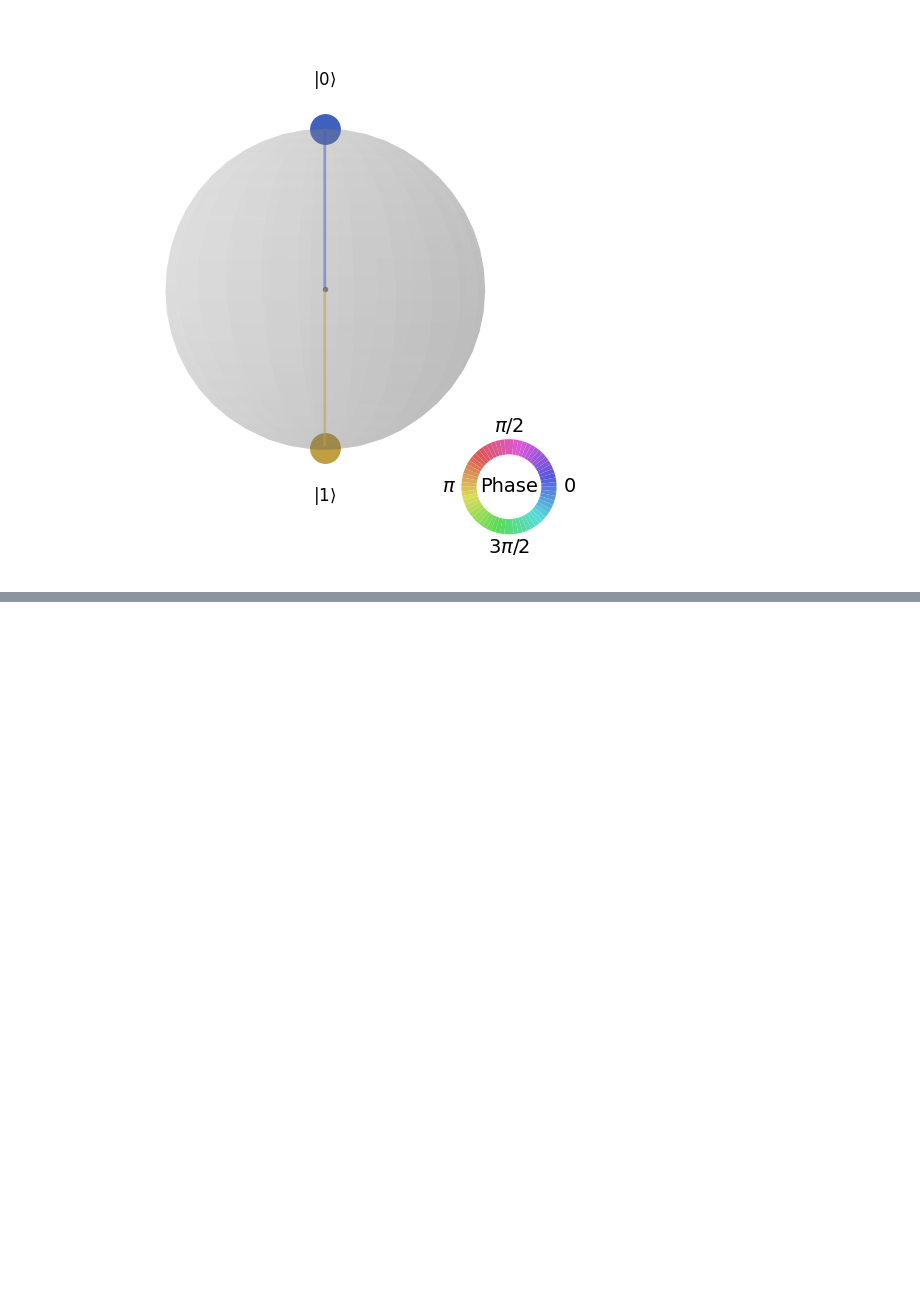
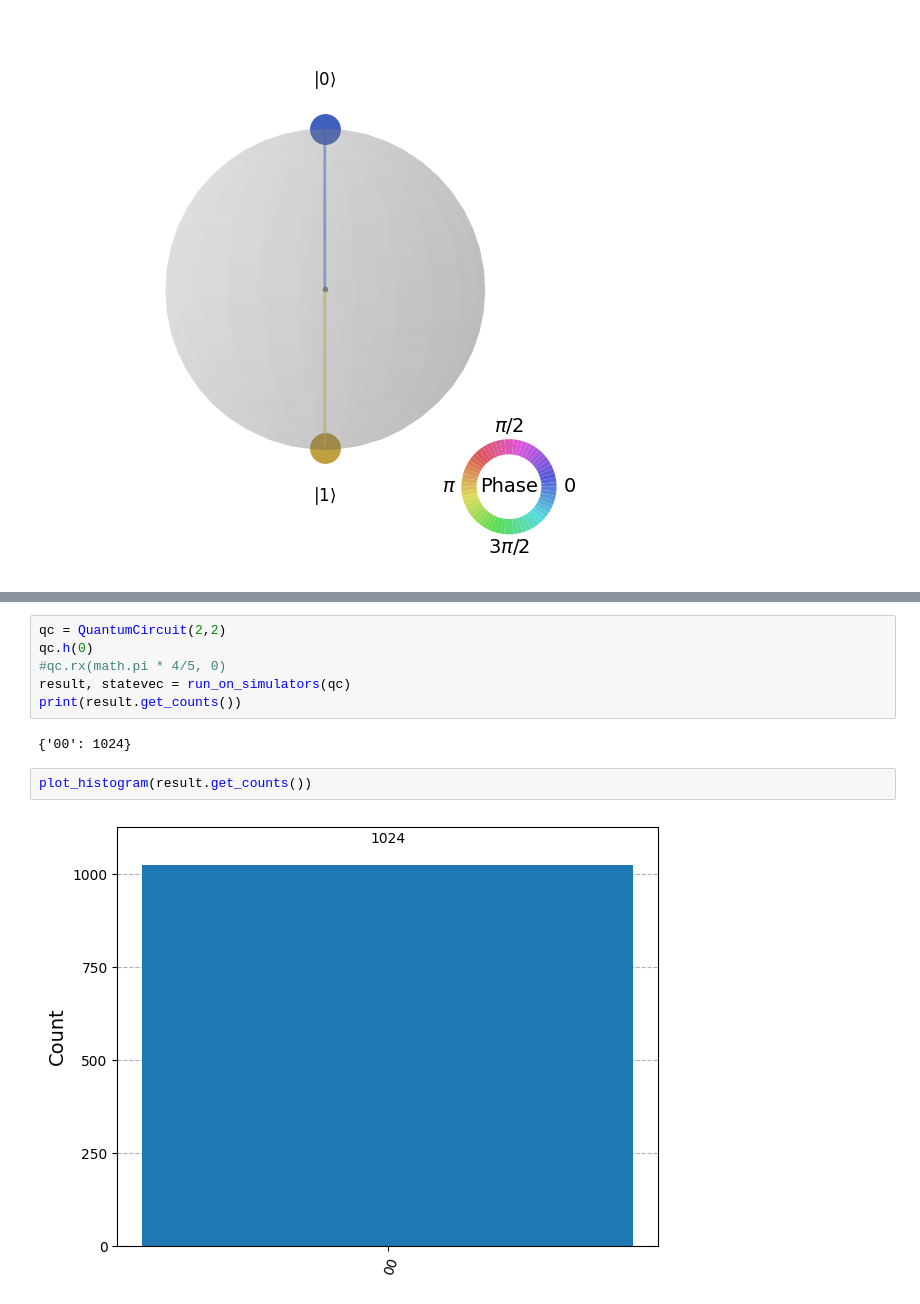
Before and after one commit to oooookk7/Quantum-Computing-with-Qiskit, a Jupyter notebook: 01-teleportation.ipynb, the cells around one changed output, grey strips where cells are left out. Drawn from its saved outputs; the diff is of its cells as text; blank space fills up the shorter version.

```diff
--- a/01-teleportation.ipynb
+++ b/01-teleportation.ipynb
@@ -53,0 +231,12 @@ plot_state_qsphere(state)
+# %%
+qc = QuantumCircuit(2,2)
+qc.h(0)
+#qc.rx(math.pi * 4/5, 0)
+result, statevec = run_on_simulators(qc)
+print(result.get_counts())
+# %% [output]
+{'00': 1024}
+# %%
+plot_histogram(result.get_counts())
+# %% [output]
+[figure, added]
```
Also changed, not shown: parts of 33 cells of this notebook.
